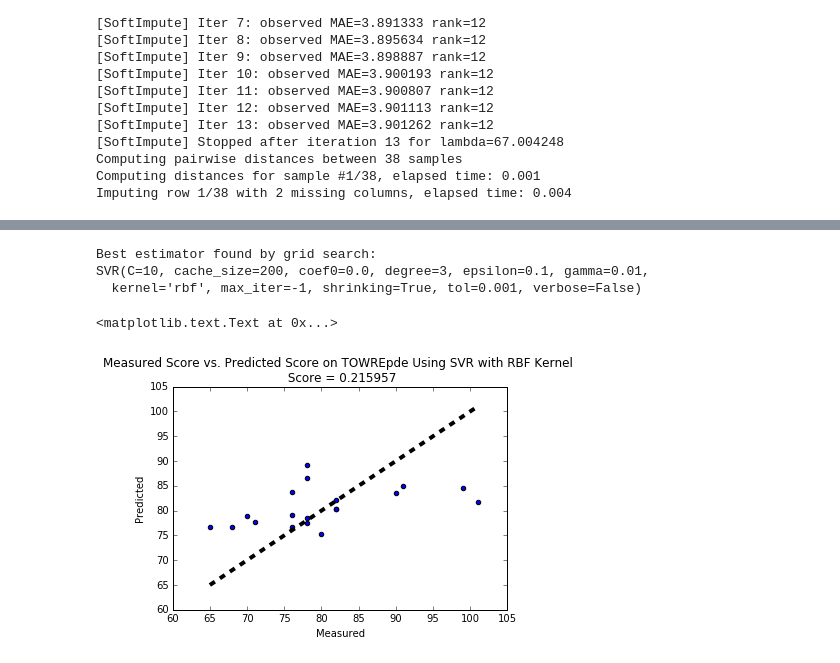
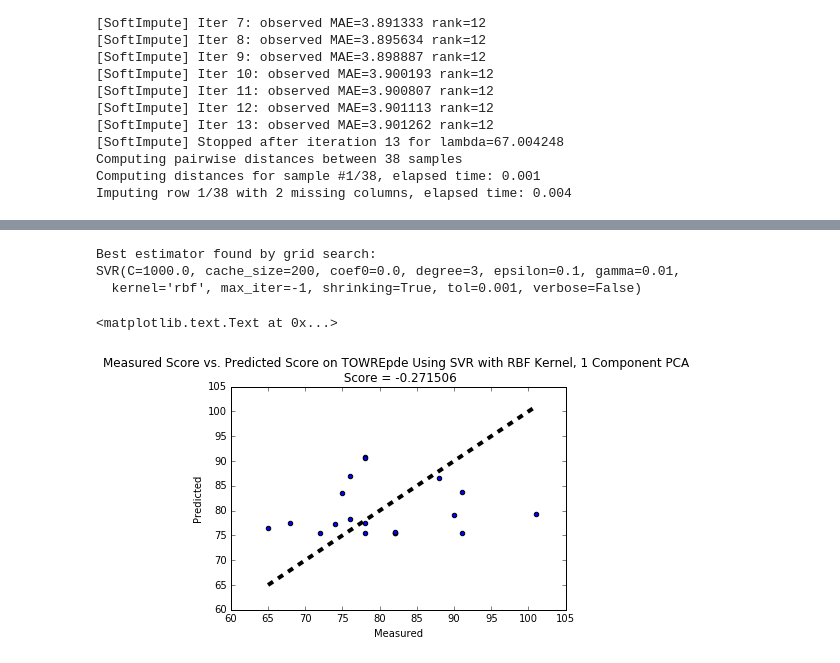
Before and after one commit to vickiew/START, a Jupyter notebook: STARTstudy.ipynb, the cells around one changed output, grey strips where cells are left out. Cells and saved outputs as stored; diff of their text form; code cells hidden in the pictures.

```diff
--- a/STARTstudy.ipynb
+++ b/STARTstudy.ipynb
@@ -366,6 +360,5 @@ DolchWords1stGradeRaw
 # %%
-n_components = 2
-B_train, B_test, y_train, y_test = train_test_split(Bnorm, y, test_size=0.5)
+n_components = 1
 pca = RandomizedPCA(n_components = n_components).fit(B_train)
 
 B_train_pca = pca.transform(B_train)
@@ -380,17 +373,20 @@ print(clf.best_estimator_)
 
 y_pred = clf.predict(B_test_pca)
 score = clf.score(B_test_pca,np.ravel(y_test))
+y_currbestpred = y_pred
+currbestscore = score
+currbestnumcomp = n_components
 # %% [output]
 Best estimator found by grid search:
-SVR(C=10, cache_size=200, coef0=0.0, degree=3, epsilon=0.1, gamma=0.01,
+SVR(C=1000.0, cache_size=200, coef0=0.0, degree=3, epsilon=0.1, gamma=0.01,
   kernel='rbf', max_iter=-1, shrinking=True, tol=0.001, verbose=False)
 # %%
 fig, ax = plt.subplots()
 ax.scatter(y_test, y_pred)
 ax.plot([y_test.min(), y_test.max()], [y_test.min(), y_test.max()], 'k--', lw=4)
 ax.set_xlabel('Measured')
 ax.set_ylabel('Predicted')
-ax.set_title('Measured Score vs. Predicted Score on TOWREpde Using SVR with RBF Kernel \n Score = %f' % score)
+ax.set_title('Measured Score vs. Predicted Score on TOWREpde Using SVR with RBF Kernel, 1 Component PCA \n Score = %f' % score)
 # %% [output]
 <matplotlib.text.Text at 0x...>
-[figure, old version]
+[figure, new version]
```
Also changed, not shown: parts of 10 cells of this notebook.
